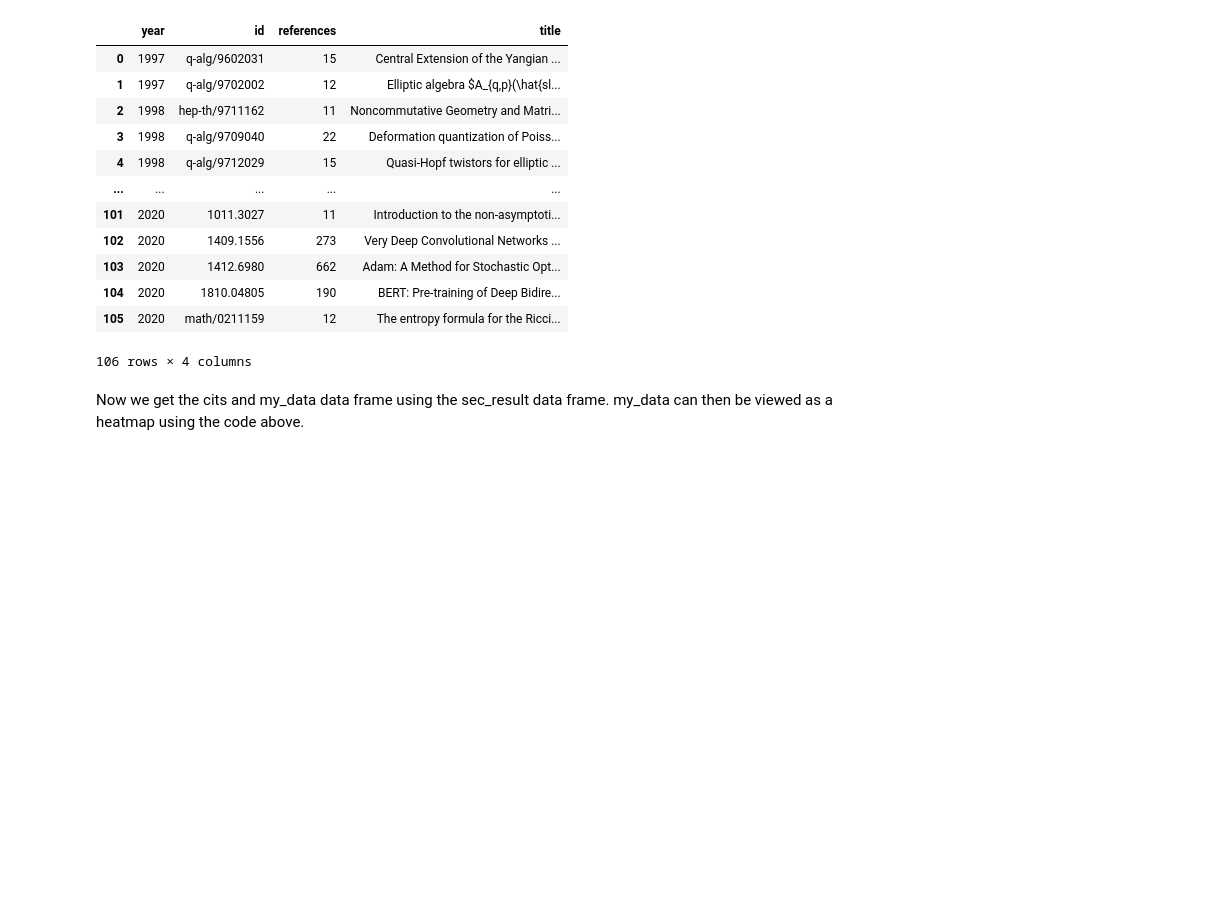
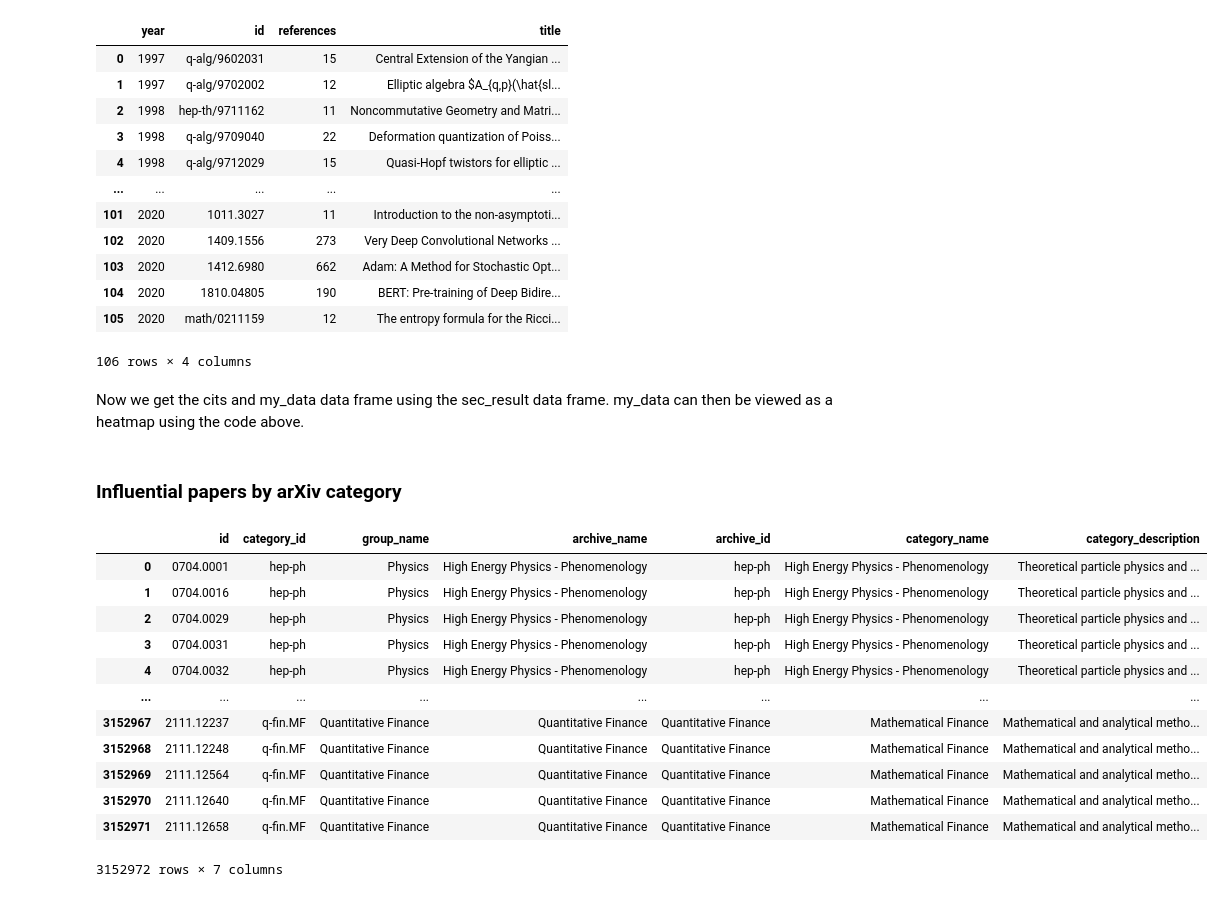
Before and after one commit to krishanr/mathjobs, a Jupyter notebook: notebooks/arxiv-taxonomy-e-top-influential-papers.ipynb, the cells around one changed output. Cells and saved outputs as stored; diff of their text form; code cells hidden in the pictures; blank space fills up the shorter version.

```diff
--- a/notebooks/arxiv-taxonomy-e-top-influential-papers.ipynb
+++ b/notebooks/arxiv-taxonomy-e-top-influential-papers.ipynb
@@ -1240,3 +1308,21 @@ cits = sec_result[sec_result['group_name'].isin(group_name) ].groupby(['year', '
 cits['titleSmal'] = cits['title'].str[:30] + " ..."
 my_data = cits.pivot(index="titleSmal", columns="year",values="references")
 my_data = my_data.fillna(0)
+# %% [markdown]
+### Influential papers by arXiv category
+# %%
+df_categories.merge(df_taxonomy, on="category_id")
+# %% [output]
+|  | id | category_id | group_name | archive_name | archive_id | category_name | category_description |
+| 0 | 0704.0001 | hep-ph | Physics | High Energy Physics - Phenomenology | hep-ph | High Energy Physics - Phenomenology | Theoretical particle physics and ... |
+| 1 | 0704.0016 | hep-ph | Physics | High Energy Physics - Phenomenology | hep-ph | High Energy Physics - Phenomenology | Theoretical particle physics and ... |
+| 2 | 0704.0029 | hep-ph | Physics | High Energy Physics - Phenomenology | hep-ph | High Energy Physics - Phenomenology | Theoretical particle physics and ... |
+| 3 | 0704.0031 | hep-ph | Physics | High Energy Physics - Phenomenology | hep-ph | High Energy Physics - Phenomenology | Theoretical particle physics and ... |
+| 4 | 0704.0032 | hep-ph | Physics | High Energy Physics - Phenomenology | hep-ph | High Energy Physics - Phenomenology | Theoretical particle physics and ... |
+| ... | ... | ... | ... | ... | ... | ... | ... |
+| 3152967 | 2111.12237 | q-fin.MF | Quantitative Finance | Quantitative Finance | Quantitative Finance | Mathematical Finance | Mathematical and analytical metho... |
+| 3152968 | 2111.12248 | q-fin.MF | Quantitative Finance | Quantitative Finance | Quantitative Finance | Mathematical Finance | Mathematical and analytical metho... |
+| 3152969 | 2111.12564 | q-fin.MF | Quantitative Finance | Quantitative Finance | Quantitative Finance | Mathematical Finance | Mathematical and analytical metho... |
+| 3152970 | 2111.12640 | q-fin.MF | Quantitative Finance | Quantitative Finance | Quantitative Finance | Mathematical Finance | Mathematical and analytical metho... |
+| 3152971 | 2111.12658 | q-fin.MF | Quantitative Finance | Quantitative Finance | Quantitative Finance | Mathematical Finance | Mathematical and analytical metho... |
+3152972 rows × 7 columns
```
Also changed, not shown: parts of 49 cells of this notebook, 4 other files.
